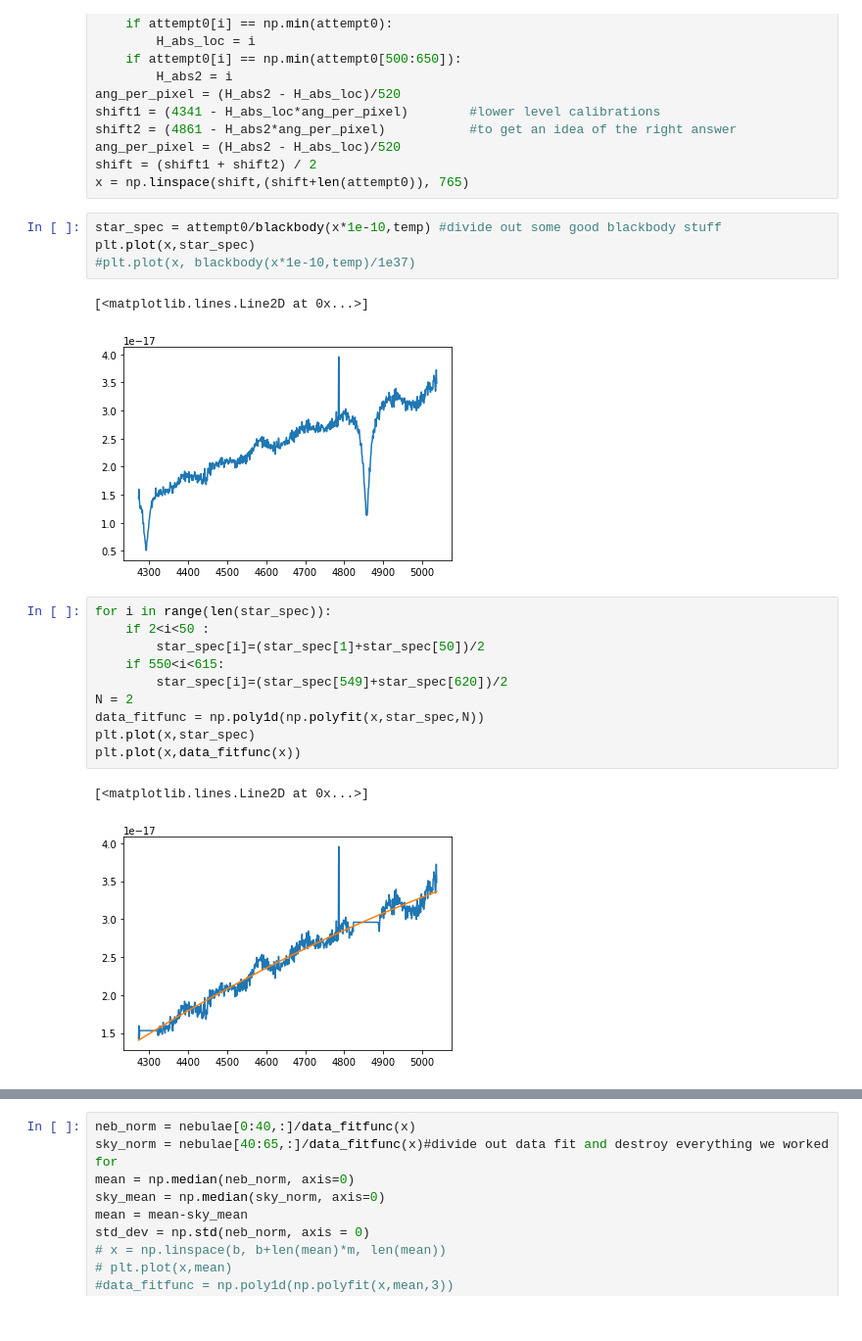
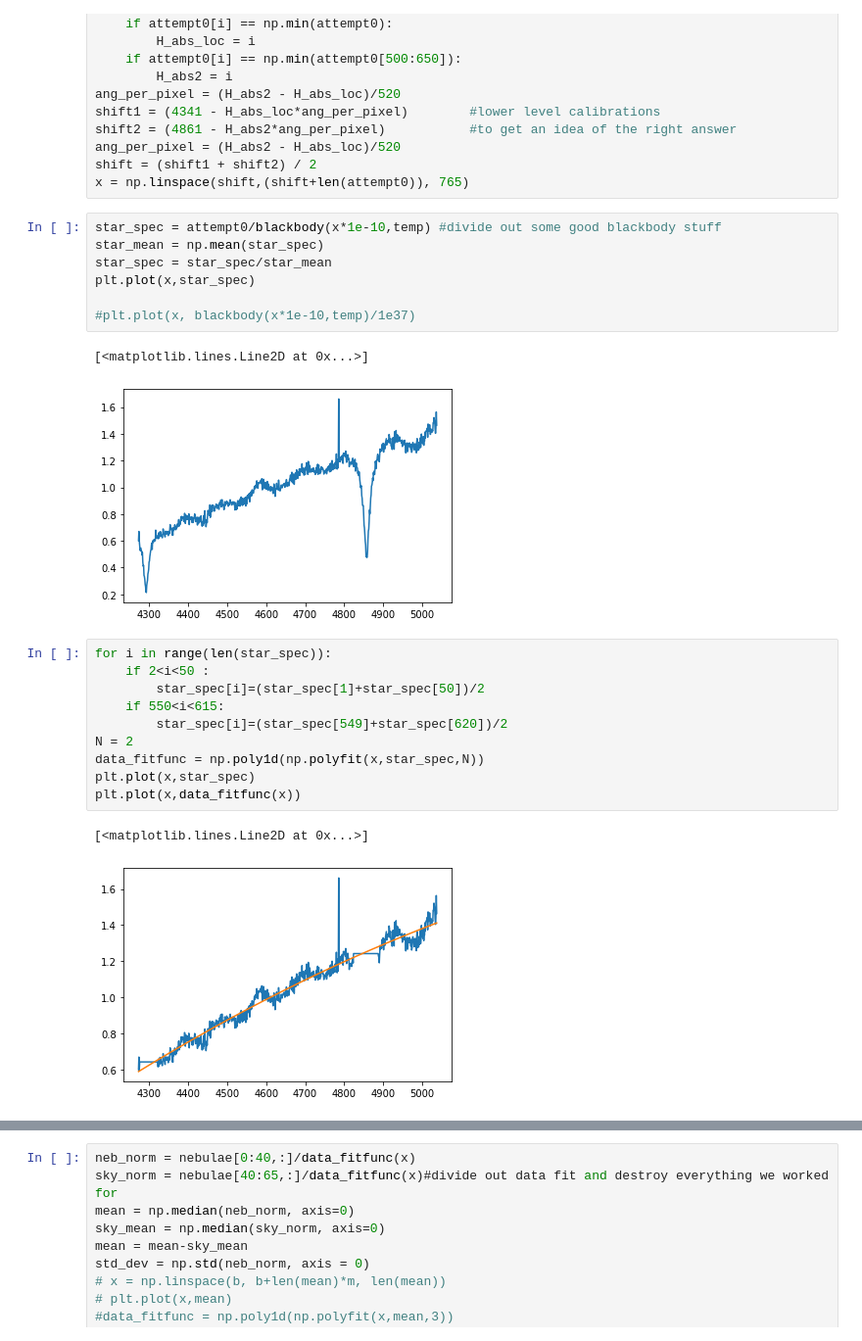
Before and after one commit to astro-kjc/AST443, a Jupyter notebook: Lab2/Lab2_normaliztion.ipynb, the cells around one changed output, grey strips where cells are left out. Shown: that part at 98% size. Drawn from its saved outputs; the diff is of its cells as text.

```diff
--- a/Lab2/Lab2_normaliztion.ipynb
+++ b/Lab2/Lab2_normaliztion.ipynb
@@ -69,11 +69,14 @@ shift = (shift1 + shift2) / 2
 x = np.linspace(shift,(shift+len(attempt0)), 765)
 # %%
 star_spec = attempt0/blackbody(x*1e-10,temp) #divide out some good blackbody stuff
+star_mean = np.mean(star_spec)
+star_spec = star_spec/star_mean
 plt.plot(x,star_spec)
+
 #plt.plot(x, blackbody(x*1e-10,temp)/1e37)
 # %% [output]
 [<matplotlib.lines.Line2D at 0x...>]
-[figure, old version]
+[figure, new version]
 # %%
 for i in range(len(star_spec)):
     if 2<i<50 :
@@ -86,7 +89,7 @@ plt.plot(x,star_spec)
 plt.plot(x,data_fitfunc(x))
 # %% [output]
 [<matplotlib.lines.Line2D at 0x...>]
-[figure, old version]
+[figure, new version]
 # %%
 nebulae = sorted(glob.glob("data/nebula_reduced.fits"))
 nebulae = list(map(fits.open, nebulae[:]))
```
Also changed, not shown: parts of 15 cells of this notebook.
